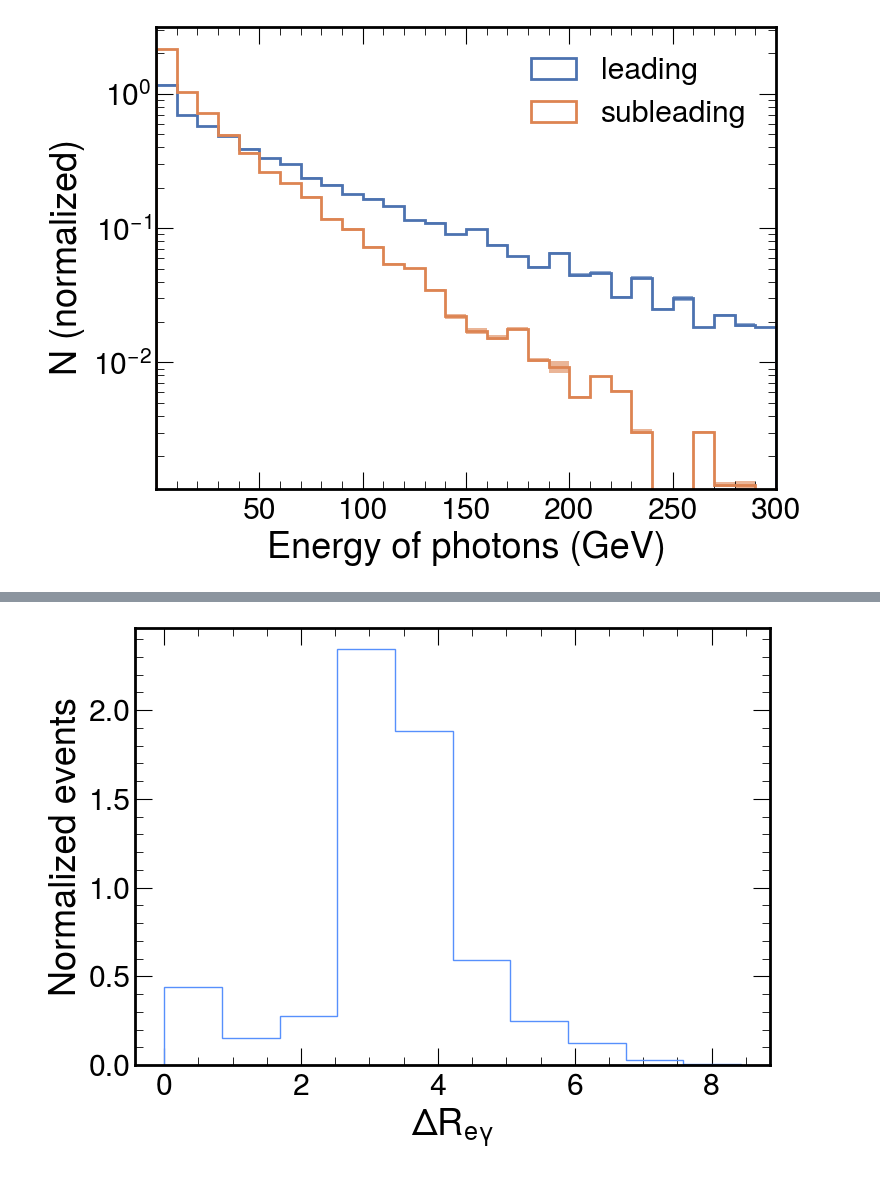
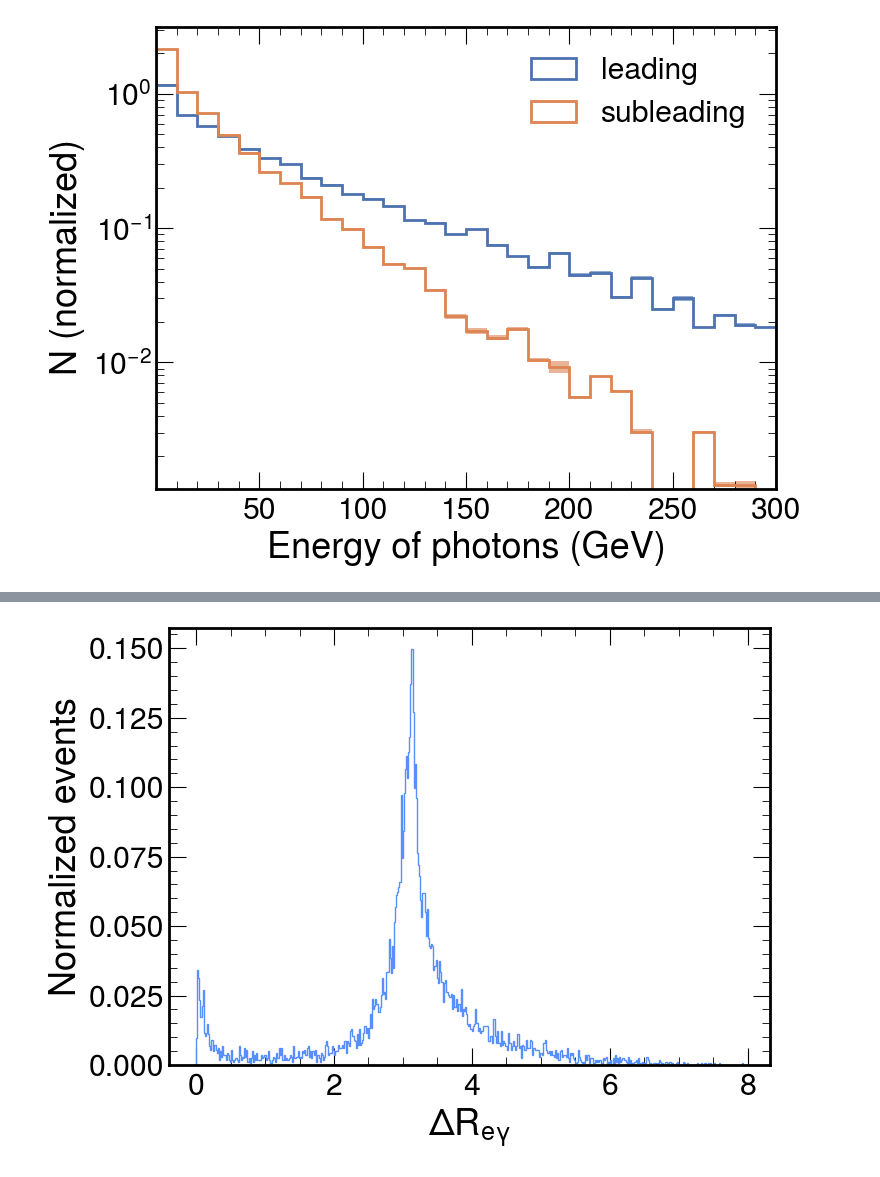
Before and after one commit to camilapramos/nuDIS_HEPMC_Analysis, a Jupyter notebook: notebooks/plots.ipynb, the cells around one changed output, grey strips where cells are left out. Cells and saved outputs as stored; diff of their text form; code cells hidden in the pictures.

Commit message:
updated plots on geometrical quantities

```diff
--- a/notebooks/plots.ipynb
+++ b/notebooks/plots.ipynb
@@ -41,3 +54,24 @@ def get_events(input_file_path):
+# %%
+def dotProd(pN1, pN2):
+    return (pN1.px*pN2.px + pN1.py*pN2.py + pN1.pz*pN2.pz)
+# %%
+def dphi_mpi_pi(dphi):
+
+    while (dphi >= np.pi):
+        dphi -= 2*np.pi
+    while (dphi < -np.pi):
+        dphi += 2*np.pi
+
+    return dphi
+# %%
+def deltaR(v1, v2):
+
+    dEta = v1.rap() - v2.rap()
+    dPhi = dphi_mpi_pi(v1.phi() - v2.phi())
+
+    dR = np.sqrt(dEta**2 + dPhi**2)
+
+    return dR
 # %%
 def read_events(kevents):
     """
@@ -89,10 +123,18 @@ def read_events(kevents):
         photons = sorted(photons, key = lambda ig: ig.pt(), reverse=True)
 
         if len(electrons) > 0. and len(photons) > 0:
-            dR = (electrons[0].phi() - photons[0].phi())**(2) + (electrons[0].rap() - photons[0].rap())**(2)
+            dR = deltaR(electrons[0], photons[0])
+            dPhi = dphi_mpi_pi(electrons[0].phi() - photons[0].phi())
+            dRap = electrons[0].rap() - photons[0].rap()
+            cosTheta = dotProd(electrons[0], photons[0]) / (mod(electrons[0])*mod(photons[0]))
+            # dR = (electrons[0].phi() - photons[0].phi())**(2) + (electrons[0].rap() - photons[0].rap())**(2)
             # print(dR)
         else:
-            dR = 0
+            dR = -1
+            dPhi = np.nan
+            dRap = np.nan
+
+
 
         events_info.append({
             "event": ievt,
@@ -106,9 +148,11 @@ def read_events(kevents):
             "w_20_05": event.weights[9],
             "w_20_10": event.weights[10],
             "w_20_20": event.weights[11],
-            "dR": np.sqrt(dR)
+            "dR": dR,
+            "dPhi": dPhi,
+            "dEta": dRap,
+            "cosTheta": cosTheta
             })
-
 
 
 
@@ -602,14 +638,12 @@ events_info_df
 # %%
-from wcwidth import center
-
-
 fig, ax = plt.subplots(figsize=(8,6))
-plt.hist(events_info_df["dR"], histtype='step', weights=events_info_df["wgt_central"]/n_evts)
+events_info_df_2 = events_info_df.dropna()
+plt.hist(events_info_df_2["dR"], histtype='step', weights=events_info_df_2["wgt_central"]/n_evts, bins=500)
 
 plt.xlabel(r"$\Delta R_{e \gamma}$", loc="center")
 plt.ylabel(r"Normalized events", loc="center")
 
 plt.tight_layout()
 plt.show()
 # %% [output]
-[figure, old version]
+[figure, new version]
```
Also changed, not shown: parts of 12 cells of this notebook, 2 other files.
